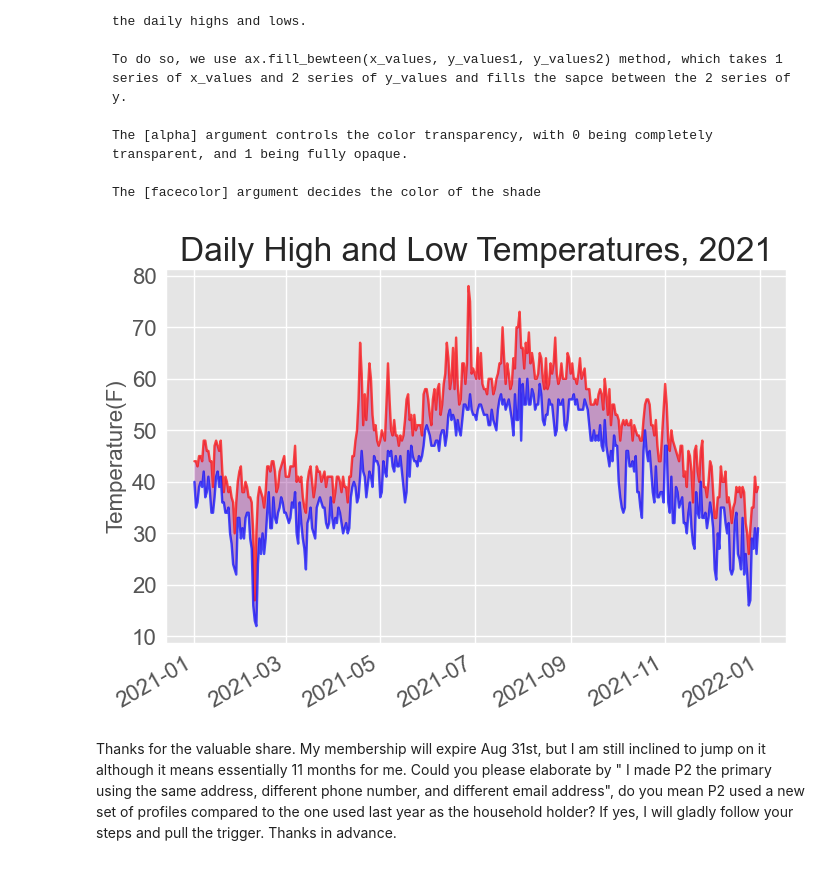
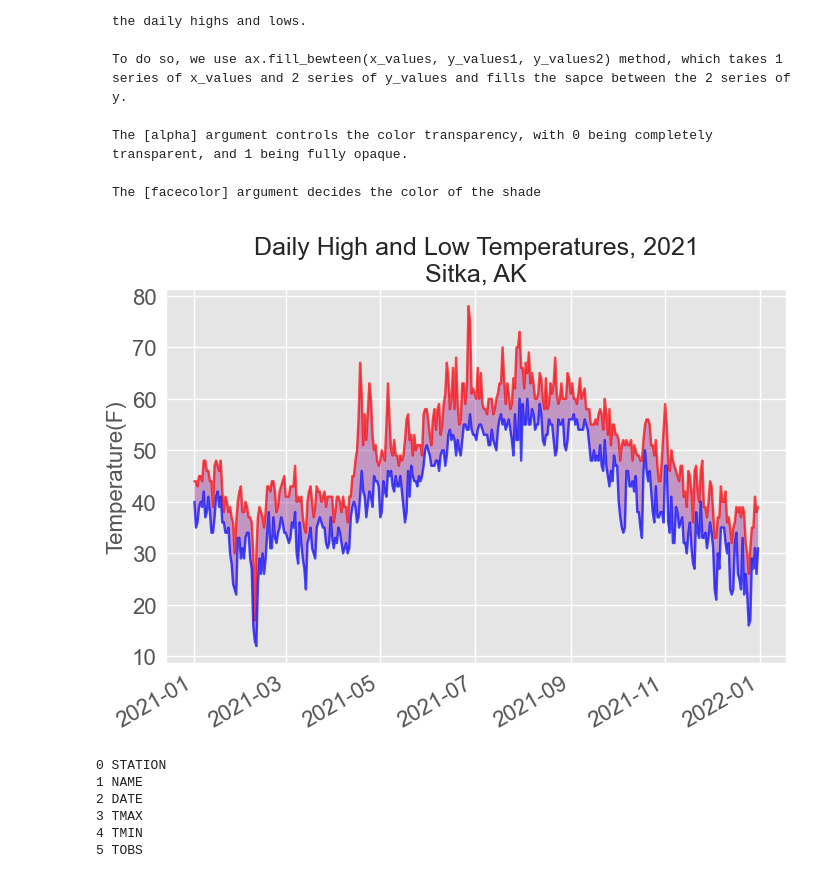
Before and after one commit to Dr-Spicy/Weather_Analysis_Sitka_AK_and_Death_Valley_CA, a Jupyter notebook: walkthrough.ipynb, the cells around one changed output. Saved outputs shown, nothing was run; the diff lists cells and outputs as text; code cells hidden in the pictures.

```diff
--- a/walkthrough.ipynb
+++ b/walkthrough.ipynb
@@ -178,22 +178,22 @@ plt.show()
 # %%
 # Plot the high and low temperatures with shades filled in the range
 plt.style.use('ggplot')
 fig, ax = plt.subplots()
 # Add the two axes
 ax.plot(dates, highs, color='red', alpha=0.7)
 ax.plot(dates, lows, color='blue', alpha=0.7)
 # Fill the area in btw
 ax.fill_between(dates, highs, lows, alpha=0.34, facecolor='purple')
 # Format plot
-ax.set_title("Daily High and Low Temperatures, 2021", fontsize=24)
+ax.set_title("Daily High and Low Temperatures, 2021\nSitka, AK", fontsize=18)
 ax.set_xlabel('', fontsize=16)
 fig.autofmt_xdate()
 ax.set_ylabel("Temperature(F)", fontsize=16)
 ax.tick_params(labelsize=16)
 
 plt.show()
 # %% [output]
-[figure, old version]
+[figure, new version]
 # %%
 # Error checking
 
@@ -208,5 +208,13 @@ path = Path('weather_data/death_valley_2021_simple.csv')
 lines = path.read_text().splitlines()
 reader = csv.reader(lines)
 header_row = next(reader)
+
+for index, col in enumerate(header_row):
+    print(index, col)
+# %% [output]
+0 STATION
+1 NAME
+2 DATE
+3 TMAX
+4 TMIN
+5 TOBS
-# %% [markdown]
-Thanks for the valuable share. My membership will expire Aug 31st, but I am still inclined to jump on it although it means essentially 11 months for me. Could you please elaborate by " I made P2 the primary using the same address, different phone number, and different email address", do you mean P2 used a new set of profiles compared to the one used last year as the household holder? If yes, I will gladly follow your steps and pull the trigger. Thanks in advance.
```
Also changed, not shown: parts of 3 cells of this notebook.
